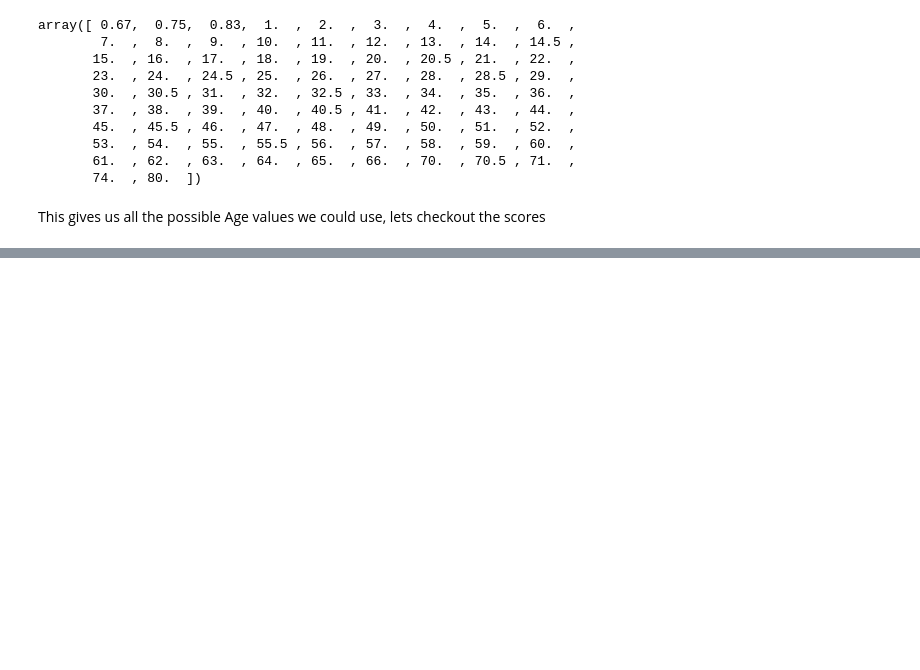
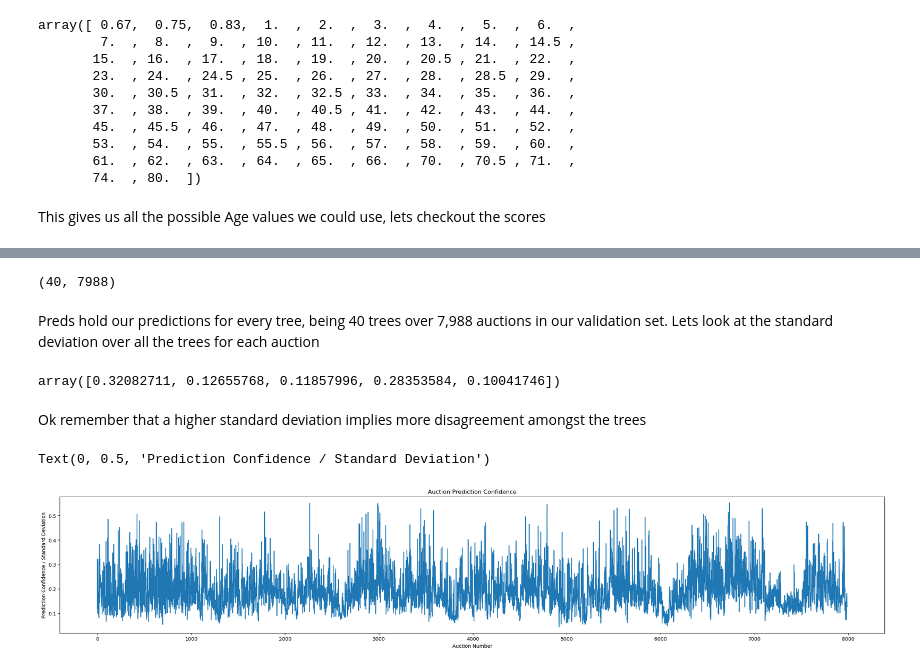
Before and after one commit to nglillywhite/blog, a Jupyter notebook: posts/2023-01-24 Fastai Lesson 6.ipynb, the cells around one changed output, grey strips where cells are left out. Drawn from its saved outputs; the diff is of its cells as text; code cells hidden in the pictures; blank space fills up the shorter version.

```diff
--- a/posts/2023-01-24 Fastai Lesson 6.ipynb
+++ b/posts/2023-01-24 Fastai Lesson 6.ipynb
@@ -248,0 +907,23 @@ Kind of a funny shape as there's also a decent split at age ~65 but still by far
+# %%
+preds.shape
+# %% [output]
+(40, 7988)
+# %% [markdown]
+Preds hold our predictions for every tree, being 40 trees over 7,988 auctions in our validation set. Lets look at the standard deviation over all the trees for each auction
+# %%
+preds_std = preds.std(0)
+# %%
+preds_std[:5]
+# %% [output]
+array([0.32082711, 0.12655768, 0.11857996, 0.28353584, 0.10041746])
+# %% [markdown]
+Ok remember that a higher standard deviation implies more disagreement amongst the trees
+# %%
+plt.figure(figsize=(30,5))
+plt.plot(range(len(preds_std)),preds_std)
+plt.title("Auction Prediction Confidence")
+plt.xlabel("Auction Number")
+plt.ylabel("Prediction Confidence / Standard Deviation")
+# %% [output]
+Text(0, 0.5, 'Prediction Confidence / Standard Deviation')
+[figure, added]
```
Also changed, not shown: parts of 185 cells of this notebook, 2 other files.
